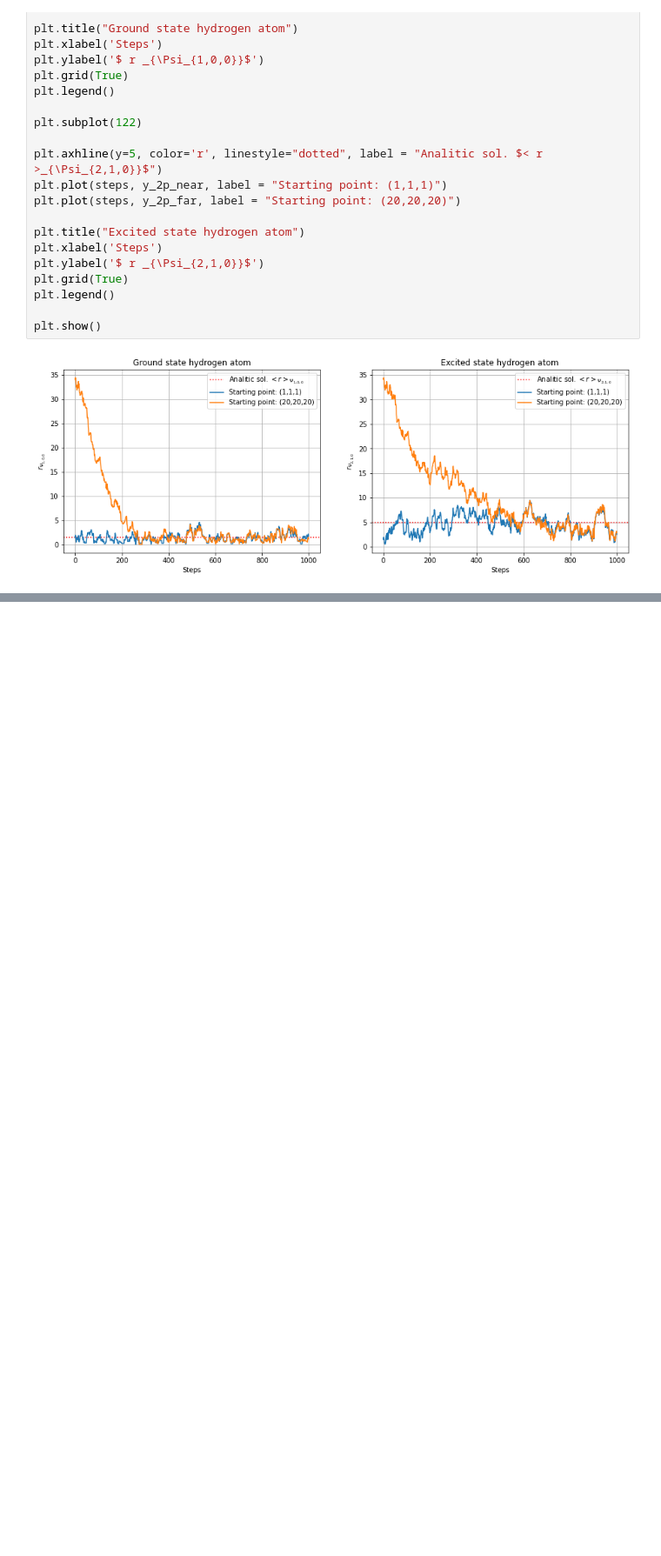
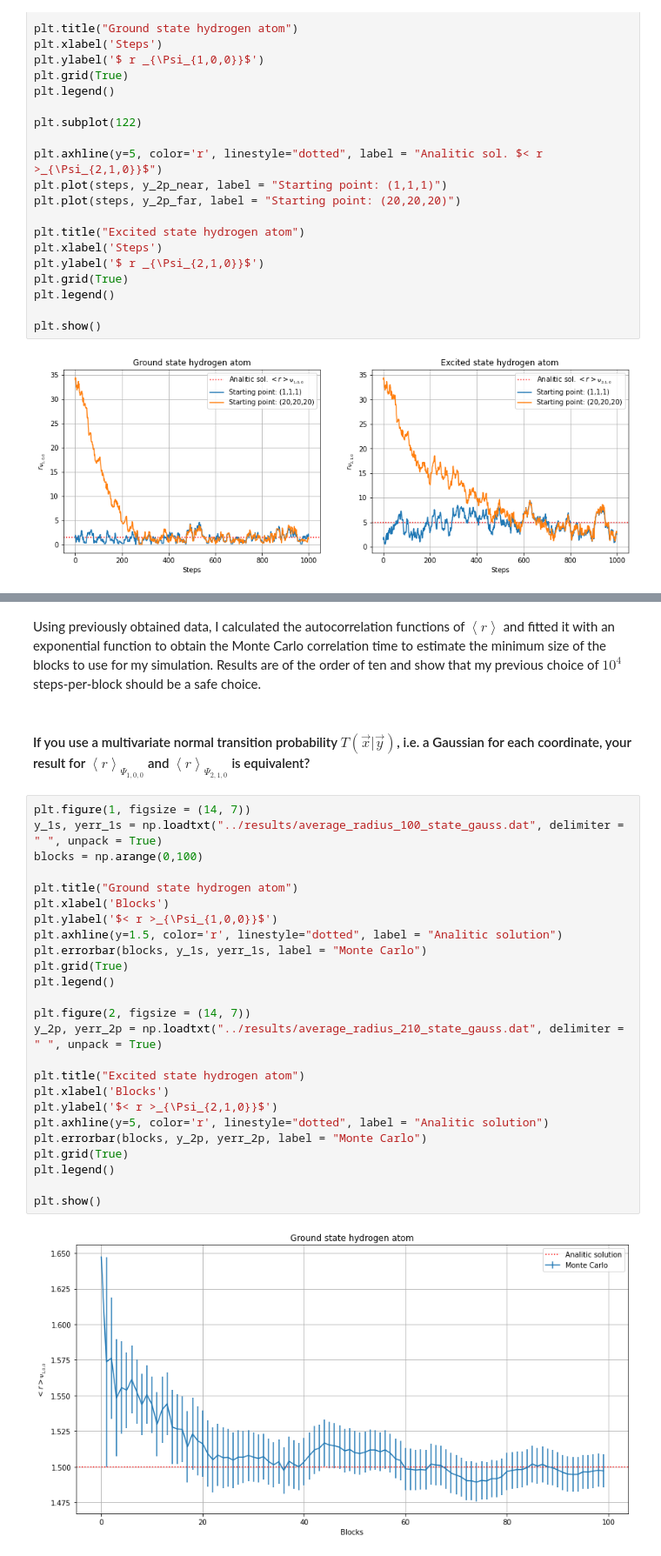
Before and after one commit to mattbona/numerical-simulation-laboratory, a Jupyter notebook: NSL-05/notebook/LSN_Exercises_05.ipynb, the cells around one changed output, grey strips where cells are left out. Shown at 87% size. Cells and saved outputs as stored; diff of their text form; blank space fills up the shorter version.

```diff
--- a/NSL-05/notebook/LSN_Exercises_05.ipynb
+++ b/NSL-05/notebook/LSN_Exercises_05.ipynb
@@ -91,0 +165,32 @@ In the case of starting point $(20,20,20)$ we need at least $300$ equilibration
+# %% [markdown]
+Using previously obtained data, I calculated the autocorrelation functions of $\left\langle r \right\rangle$ and fitted it with an exponential function to obtain the Monte Carlo correlation time to estimate the minimum size of the blocks to use for my simulation.
+Results are of the order of ten and show that my previous choice of $10^4$ steps-per-block should be a safe choice.
+# %% [markdown]
+#### If you use a multivariate normal transition probability $T(\vec{x}|\vec{y})$, i.e. a Gaussian for each coordinate, your result for $\left\langle r \right\rangle_{\Psi_{1,0,0}}$ and $\left\langle r \right\rangle_{\Psi_{2,1,0}}$ is equivalent?
+# %%
+plt.figure(1, figsize = (14, 7))
+y_1s, yerr_1s = np.loadtxt("../results/average_radius_100_state_gauss.dat", delimiter = " ", unpack = True)
+blocks = np.arange(0,100)
+
+plt.title("Ground state hydrogen atom")
+plt.xlabel('Blocks')
+plt.ylabel('$< r >_{\Psi_{1,0,0}}$')
+plt.axhline(y=1.5, color='r', linestyle="dotted", label = "Analitic solution")
+plt.errorbar(blocks, y_1s, yerr_1s, label = "Monte Carlo")
+plt.grid(True)
+plt.legend()
+
+plt.figure(2, figsize = (14, 7))
+y_2p, yerr_2p = np.loadtxt("../results/average_radius_210_state_gauss.dat", delimiter = " ", unpack = True)
+
+plt.title("Excited state hydrogen atom")
+plt.xlabel('Blocks')
+plt.ylabel('$< r >_{\Psi_{2,1,0}}$')
+plt.axhline(y=5, color='r', linestyle="dotted", label = "Analitic solution")
+plt.errorbar(blocks, y_2p, yerr_2p, label = "Monte Carlo")
+plt.grid(True)
+plt.legend()
+
+plt.show()
+# %% [output]
+[figure, added]
```
Also changed, not shown: parts of 9 cells of this notebook, 7 other files.
